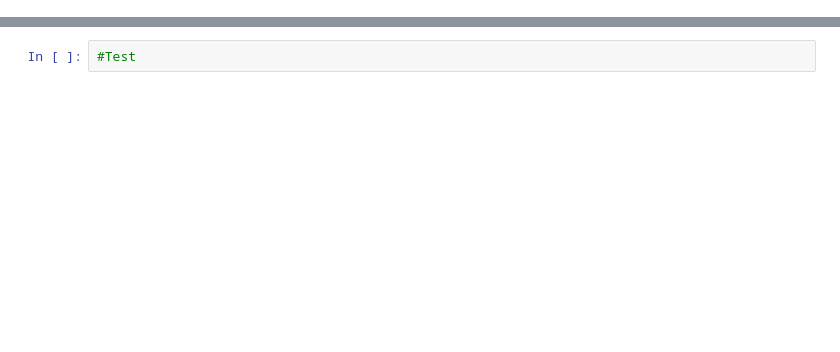
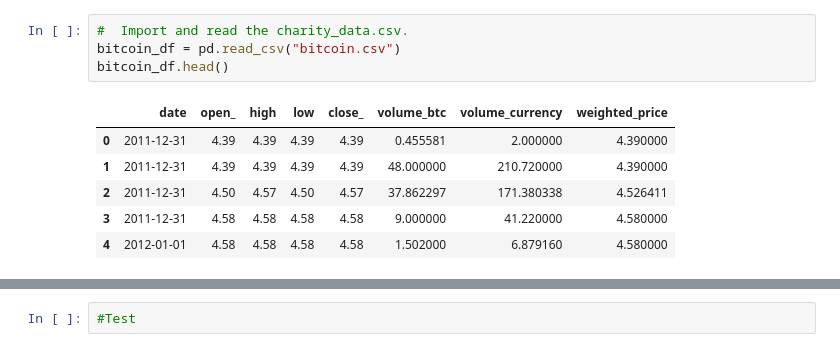
Before and after one commit to tor86/Crypto-To-Wall-Street, a Jupyter notebook: Eric/Test.ipynb, the cells around one changed output, grey strips where cells are left out. Drawn from its saved outputs; the diff is of its cells as text; blank space fills up the shorter version.

```diff
--- a/Eric/Test.ipynb
+++ b/Eric/Test.ipynb
@@ -23,0 +14,11 @@ SyntaxError: invalid syntax (2147177952.py, line 1)
+# %%
+#  Import and read the charity_data.csv.
+bitcoin_df = pd.read_csv("bitcoin.csv")
+bitcoin_df.head()
+# %% [output]
+|  | date | open_ | high | low | close_ | volume_btc | volume_currency | weighted_price |
+| 0 | 2011-12-31 | 4.39 | 4.39 | 4.39 | 4.39 | 0.455581 | 2.000000 | 4.390000 |
+| 1 | 2011-12-31 | 4.39 | 4.39 | 4.39 | 4.39 | 48.000000 | 210.720000 | 4.390000 |
+| 2 | 2011-12-31 | 4.50 | 4.57 | 4.50 | 4.57 | 37.862297 | 171.380338 | 4.526411 |
+| 3 | 2011-12-31 | 4.58 | 4.58 | 4.58 | 4.58 | 9.000000 | 41.220000 | 4.580000 |
+| 4 | 2012-01-01 | 4.58 | 4.58 | 4.58 | 4.58 | 1.502000 | 6.879160 | 4.580000 |
```
Also changed, not shown: parts of 34 cells of this notebook.
